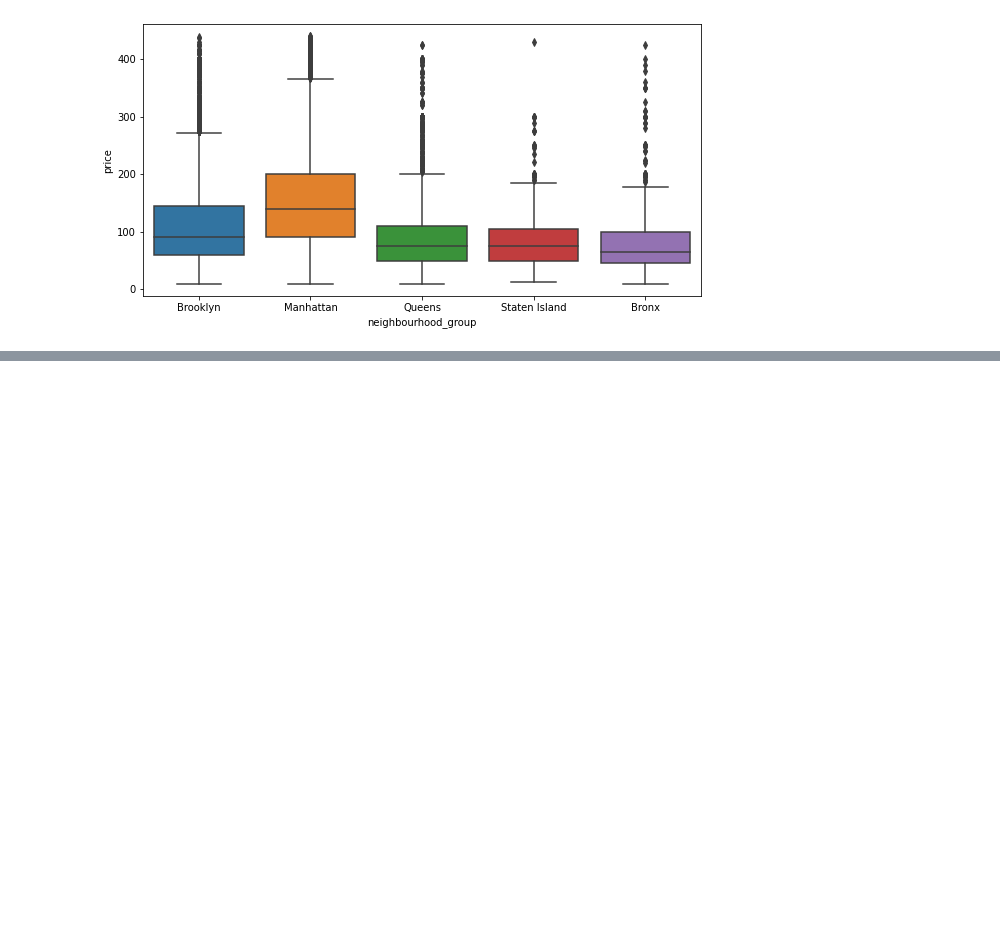
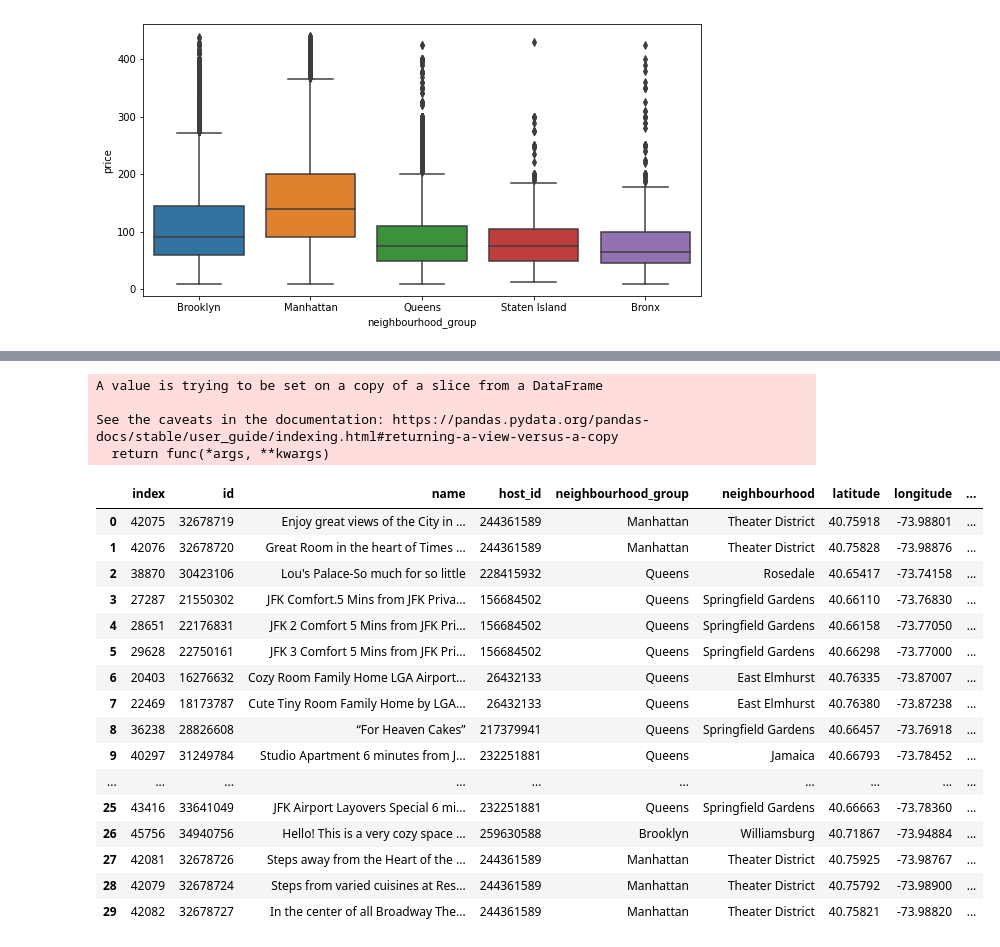
Before and after one commit to coonalcodes/Airbnb-Bookings-Analysis---Capstone-Project, a Jupyter notebook: Airbnb_Bookings_Analysis_Capstone_Project.ipynb, the cells around one changed output, grey strips where cells are left out. Saved outputs shown, nothing was run; the diff lists cells and outputs as text; code cells hidden in the pictures; blank space fills up the shorter version.

```diff
--- a/Airbnb_Bookings_Analysis_Capstone_Project.ipynb
+++ b/Airbnb_Bookings_Analysis_Capstone_Project.ipynb
@@ -394,0 +418,27 @@ sns.boxplot(data=df,x='neighbourhood_group', y='price')
+# %%
+Top_30_reviewed_host= df.loc[df['host_id'].isin(q)]
+Top_30_reviewed_host.sort_values('reviews_per_month',ascending=False,inplace=True)
+# z.plot.line(x='host', y='reviews_per_month')
+Top_30_reviewed_host.reset_index()
+# %% [output]
+A value is trying to be set on a copy of a slice from a DataFrame
+
+See the caveats in the documentation: https://pandas.pydata.org/pandas-docs/stable/user_guide/indexing.html#returning-a-view-versus-a-copy
+  return func(*args, **kwargs)
+|  | index | id | name | host_id | neighbourhood_group | neighbourhood | latitude | longitude | ... |
+| 0 | 42075 | 32678719 | Enjoy great views of the City in ... | 244361589 | Manhattan | Theater District | 40.75918 | -73.98801 | ... |
+| 1 | 42076 | 32678720 | Great Room in the heart of Times ... | 244361589 | Manhattan | Theater District | 40.75828 | -73.98876 | ... |
+| 2 | 38870 | 30423106 | Lou's Palace-So much for so little | 228415932 | Queens | Rosedale | 40.65417 | -73.74158 | ... |
+| 3 | 27287 | 21550302 | JFK Comfort.5 Mins from JFK Priva... | 156684502 | Queens | Springfield Gardens | 40.66110 | -73.76830 | ... |
+| 4 | 28651 | 22176831 | JFK 2 Comfort 5 Mins from JFK Pri... | 156684502 | Queens | Springfield Gardens | 40.66158 | -73.77050 | ... |
+| 5 | 29628 | 22750161 | JFK 3 Comfort 5 Mins from JFK Pri... | 156684502 | Queens | Springfield Gardens | 40.66298 | -73.77000 | ... |
+| 6 | 20403 | 16276632 | Cozy Room Family Home LGA Airport... | 26432133 | Queens | East Elmhurst | 40.76335 | -73.87007 | ... |
+| 7 | 22469 | 18173787 | Cute Tiny Room Family Home by LGA... | 26432133 | Queens | East Elmhurst | 40.76380 | -73.87238 | ... |
+| 8 | 36238 | 28826608 | “For Heaven Cakes” | 217379941 | Queens | Springfield Gardens | 40.66457 | -73.76918 | ... |
+| 9 | 40297 | 31249784 | Studio Apartment 6 minutes from J... | 232251881 | Queens | Jamaica | 40.66793 | -73.78452 | ... |
+| ... | ... | ... | ... | ... | ... | ... | ... | ... | ... |
+| 25 | 43416 | 33641049 | JFK Airport Layovers Special 6 mi... | 232251881 | Queens | Springfield Gardens | 40.66663 | -73.78360 | ... |
+| 26 | 45756 | 34940756 | Hello! This is a very cozy space ... | 259630588 | Brooklyn | Williamsburg | 40.71867 | -73.94884 | ... |
+| 27 | 42081 | 32678726 | Steps away from the Heart of the ... | 244361589 | Manhattan | Theater District | 40.75925 | -73.98767 | ... |
+| 28 | 42079 | 32678724 | Steps from varied cuisines at Res... | 244361589 | Manhattan | Theater District | 40.75792 | -73.98900 | ... |
+| 29 | 42082 | 32678727 | In the center of all Broadway The... | 244361589 | Manhattan | Theater District | 40.75821 | -73.98820 | ... |
```
Also changed, not shown: parts of 4 cells of this notebook.
